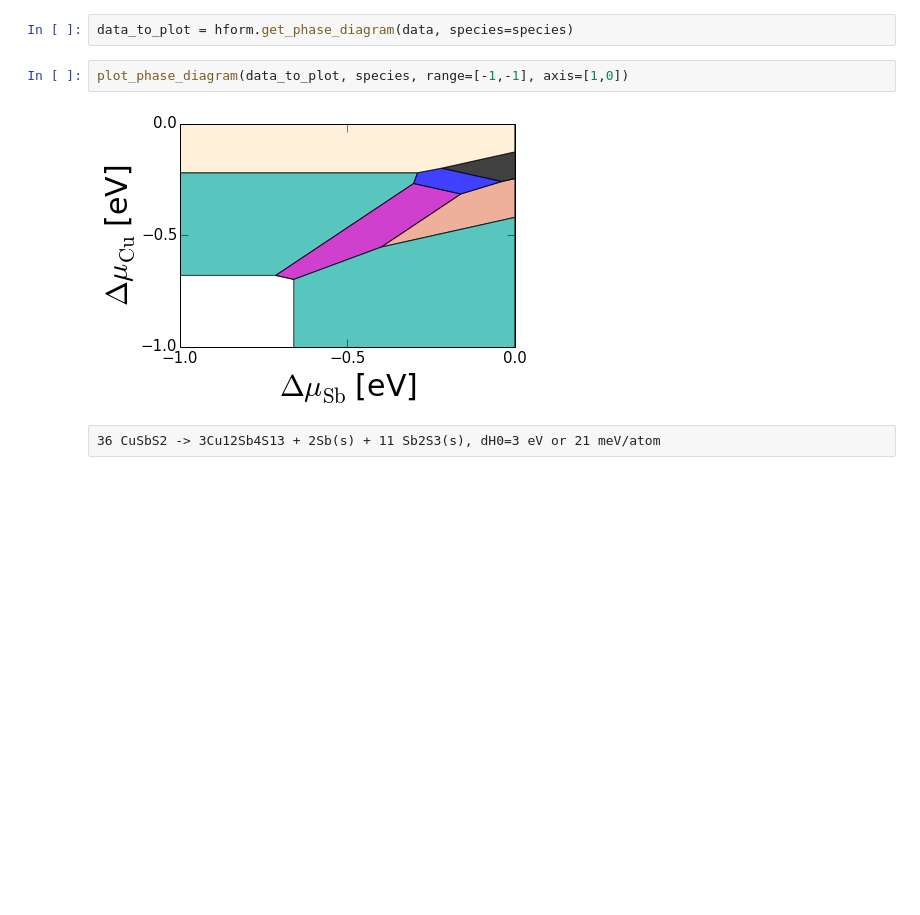
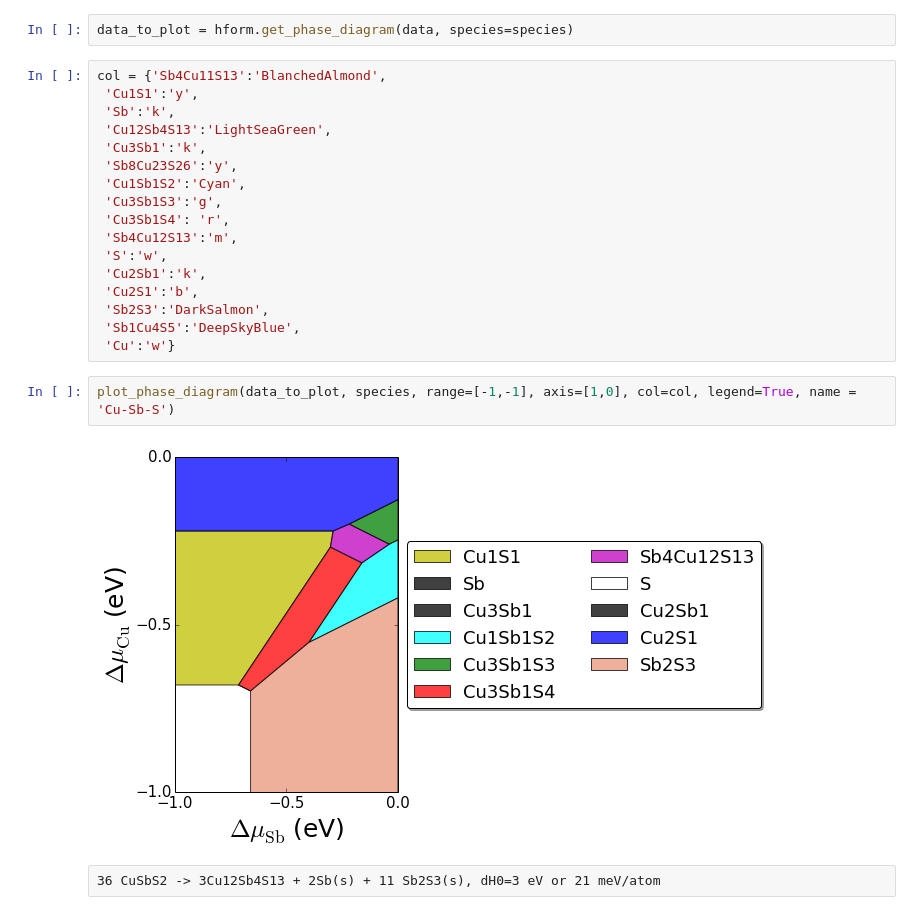
Before and after one commit to pzawadzk/IPython-NB-absorbers, a Jupyter notebook: A1_Phase_diagrams.ipynb, the cells around one changed output. Saved outputs shown, nothing was run; the diff lists cells and outputs as text; blank space fills up the shorter version.

Commit message:
new plots, PBC

```diff
--- a/A1_Phase_diagrams.ipynb
+++ b/A1_Phase_diagrams.ipynb
@@ -251,9 +259,26 @@ data
 # %%
 data_to_plot = hform.get_phase_diagram(data, species=species)
+# %%
+col = {'Sb4Cu11S13':'BlanchedAlmond',
+ 'Cu1S1':'y',
+ 'Sb':'k',
+ 'Cu12Sb4S13':'LightSeaGreen',
+ 'Cu3Sb1':'k',
+ 'Sb8Cu23S26':'y',
+ 'Cu1Sb1S2':'Cyan',
+ 'Cu3Sb1S3':'g',
+ 'Cu3Sb1S4': 'r',
+ 'Sb4Cu12S13':'m',
+ 'S':'w',
+ 'Cu2Sb1':'k',
+ 'Cu2S1':'b',
+ 'Sb2S3':'DarkSalmon',
+ 'Sb1Cu4S5':'DeepSkyBlue',
+ 'Cu':'w'}
 # %%
-plot_phase_diagram(data_to_plot, species, range=[-1,-1], axis=[1,0])
+plot_phase_diagram(data_to_plot, species, range=[-1,-1], axis=[1,0], col=col, legend=True, name = 'Cu-Sb-S')
 # %% [output]
-[figure, old version]
+[figure, new version]
 # %% [raw]
 36 CuSbS2 -> 3Cu12Sb4S13 + 2Sb(s) + 11 Sb2S3(s), dH0=3 eV or 21 meV/atom
 # %% [raw]
```
Also changed, not shown: parts of 17 cells of this notebook, 11 other files.
